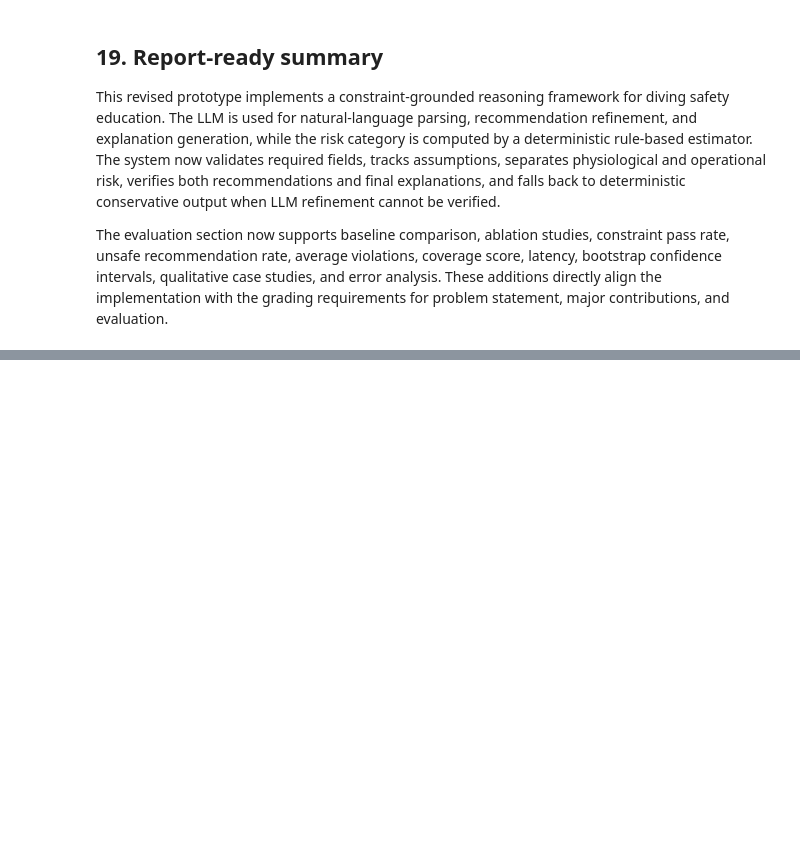
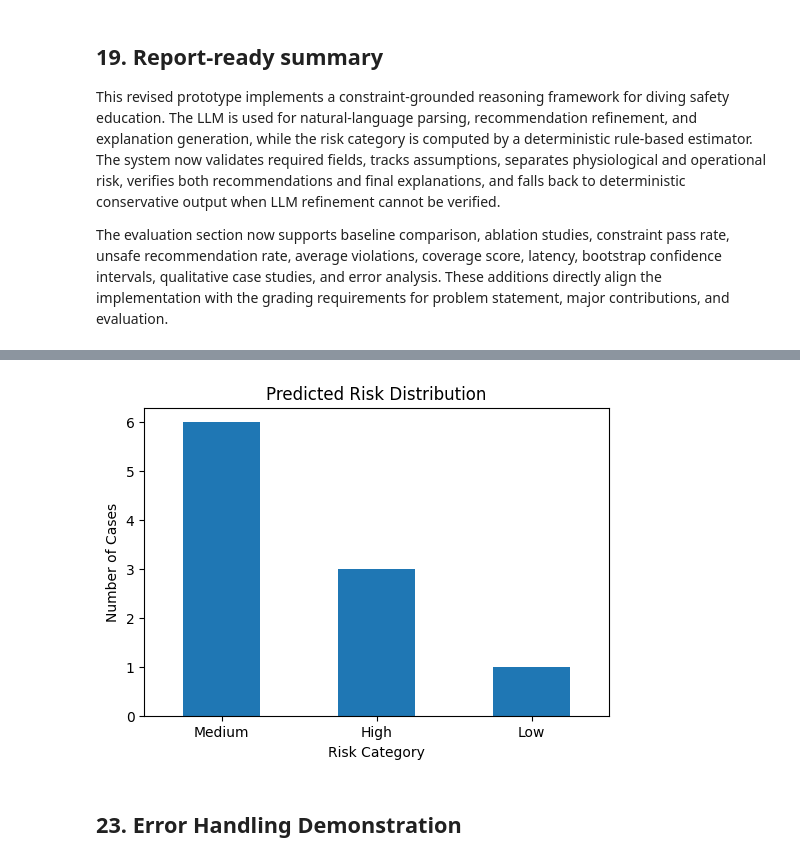
Before and after one commit to CeaserHv/ai-diving-safety-assistant, a Jupyter notebook: diving_safety_llm_colab_revised.ipynb, the cells around one changed output, grey strips where cells are left out. Drawn from its saved outputs; the diff is of its cells as text; code cells hidden in the pictures; blank space fills up the shorter version.

```diff
--- a/diving_safety_llm_colab_revised.ipynb
+++ b/diving_safety_llm_colab_revised.ipynb
@@ -1792,0 +2079,16 @@ The evaluation section now supports baseline comparison, ablation studies, const
+# %%
+import matplotlib.pyplot as plt
+
+risk_counts = benchmark_df["Predicted Risk"].value_counts()
+
+plt.figure(figsize=(6, 4))
+risk_counts.plot(kind="bar")
+plt.title("Predicted Risk Distribution")
+plt.xlabel("Risk Category")
+plt.ylabel("Number of Cases")
+plt.xticks(rotation=0)
+plt.show()
+# %% [output]
+[figure, added]
+# %% [markdown]
+## 23. Error Handling Demonstration
```
Also changed, not shown: parts of 9 cells of this notebook.
